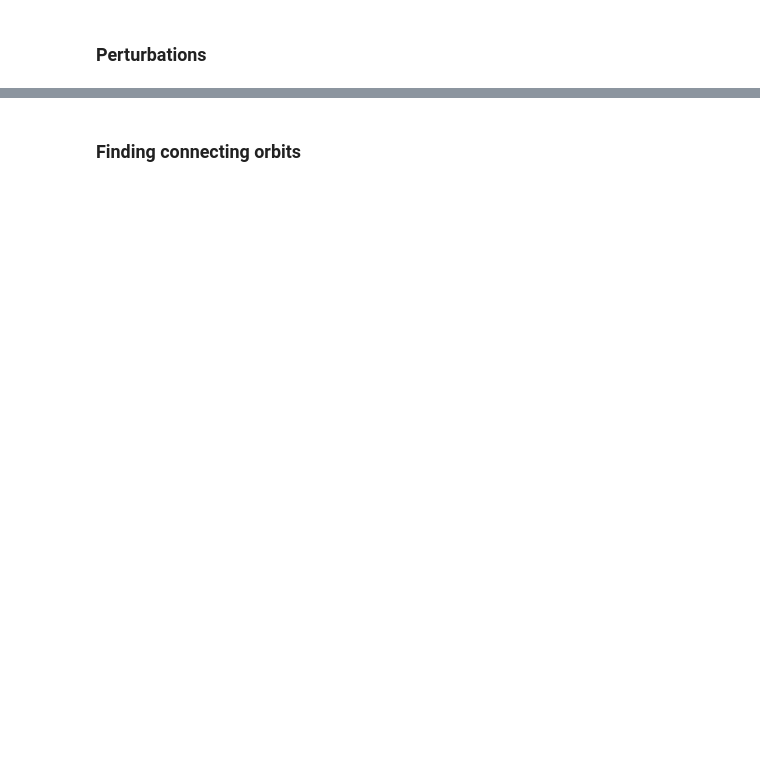
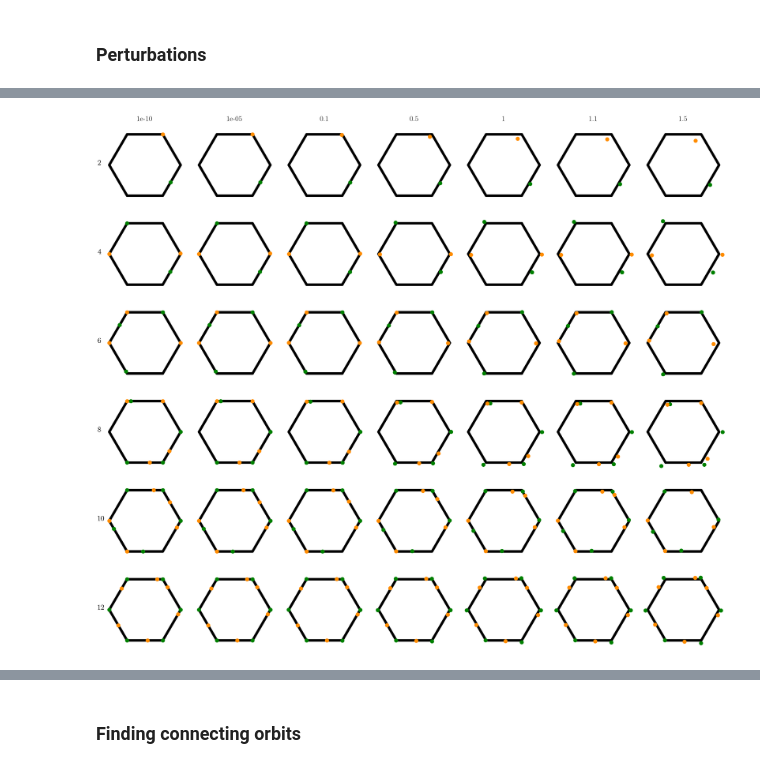
Before and after one commit to Asagodi/topological_diversity, a Jupyter notebook: Stability/Noormanring.ipynb, the cells around one changed output, grey strips where cells are left out. Cells and saved outputs as stored; diff of their text form; code cells hidden in the pictures; blank space fills up the shorter version.

```diff
--- a/Stability/Noormanring.ipynb
+++ b/Stability/Noormanring.ipynb
@@ -323 +418,23 @@ eps = np.random.uniform(-1,1,(N,N))/10.
+# %%
+seeds = [27, 0, 3, 13, 418, 1550] #33->0
+norms =  [1e-10, 1e-5, 1e-1, .5, 1, 1.1, 1.5]
+
+fig, axes = plt.subplots(len(seeds), len(norms), figsize=(5*len(norms), 5*len(seeds)))
+for si, seed in enumerate(seeds):
+    for ni, norm in enumerate(norms):
+        ax = axes[0,ni]
+        ax.set_title(norm, fontsize=30)
+        ax = axes[si,0]
+        ax.text(x=-1.1*lims, y=0, s=2*(si+1), fontsize=30)
+
+        ax = axes[si,ni]
+        np.random.seed(seed)
+        eps = np.random.uniform(-1,1,(N,N))
+        eps /= np.linalg.norm(eps)
+        eps *= norm
+        plot_ring_and_fixedpoints(W_sym, eps, c_ff, ax,  markersize=30)
+plt.tight_layout()
+plt.savefig(currentdir+f"/Stability/figures/noorman_ring_N{N}_pert_allfxdpnts_allnorms.pdf", bbox_inches="tight")
+# %% [output]
+[figure, added]
 # %%
```
Also changed, not shown: parts of 73 cells of this notebook.
